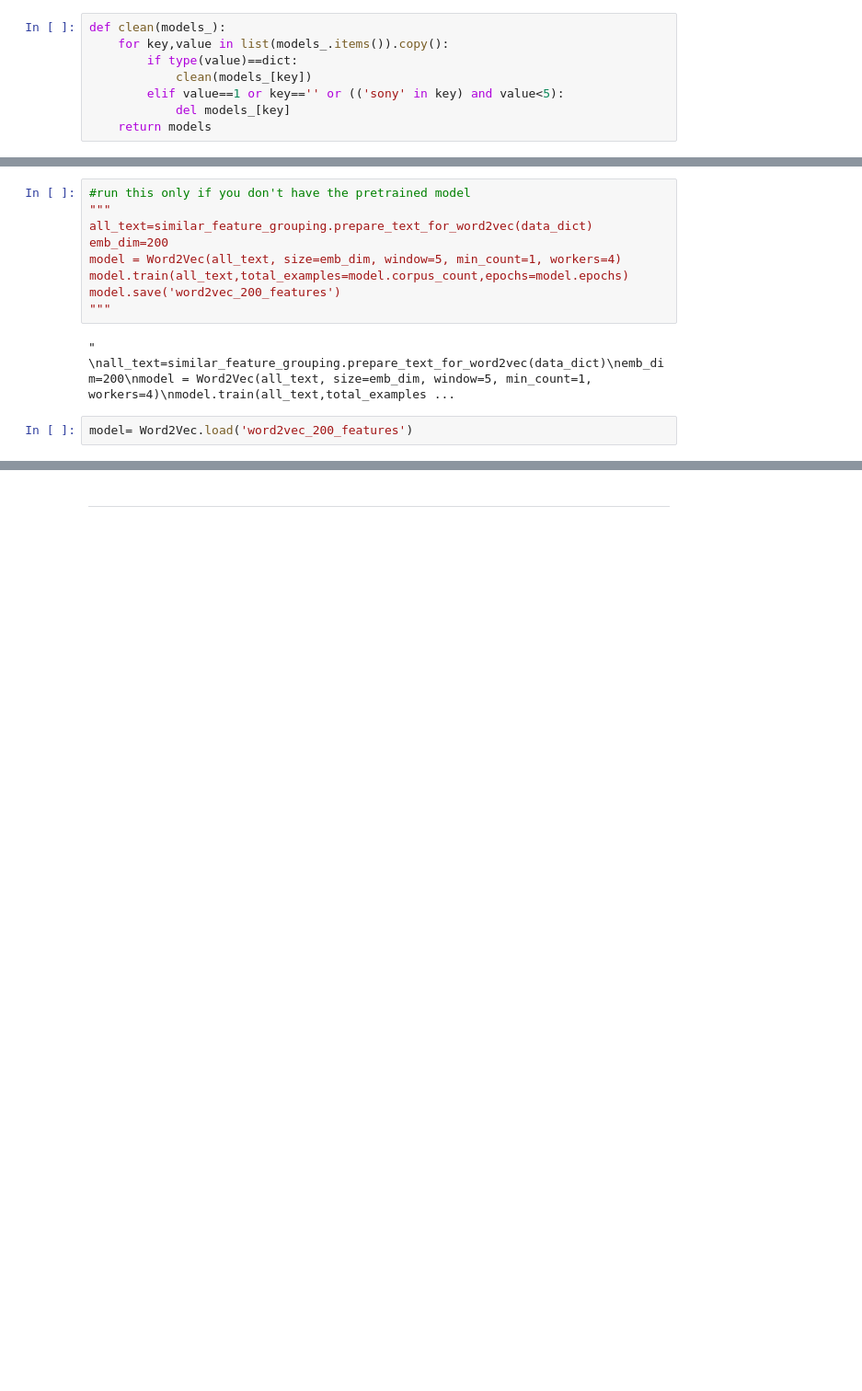
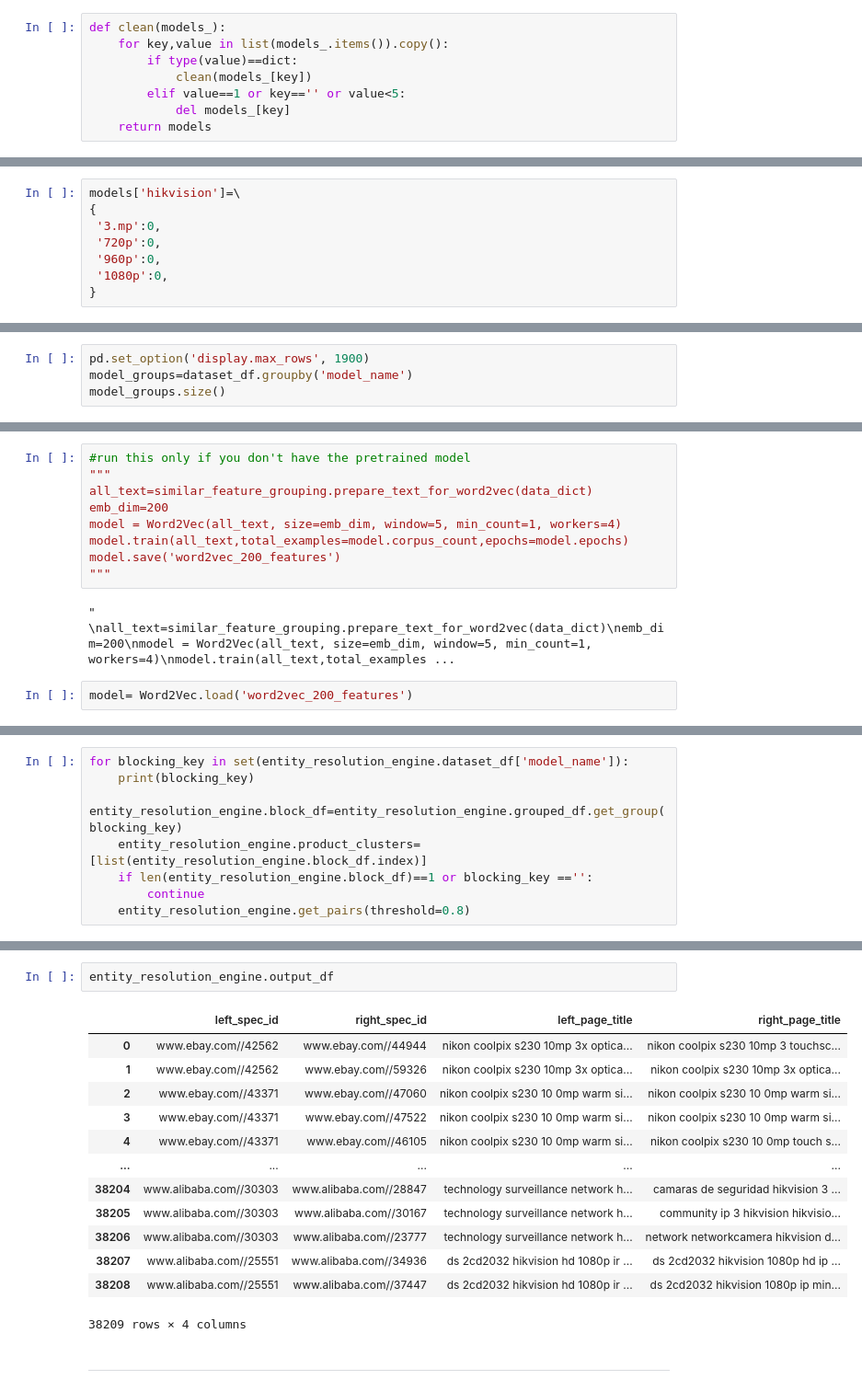
Before and after one commit to GunesYurdakul/SIGMOD, a Jupyter notebook: quickstart_package/EntityResolution.ipynb, the cells around one changed output, grey strips where cells are left out. Shown: that part at 92% size. Cells and saved outputs as stored; diff of their text form; blank space fills up the shorter version.

```diff
--- a/quickstart_package/EntityResolution.ipynb
+++ b/quickstart_package/EntityResolution.ipynb
@@ -76,7 +87,7 @@ def clean(models_):
     for key,value in list(models_.items()).copy():
         if type(value)==dict:
             clean(models_[key])
-        elif value==1 or key=='' or (('sony' in key) and value<5):
+        elif value==1 or key=='' or value<5:
             del models_[key]
     return models
 # %%
@@ -97,0 +111,8 @@ get_model_names(models,model_names)[1000:]
+# %%
+models['hikvision']=\
+{
+ '3.mp':0,
+ '720p':0,
+ '960p':0,
+ '1080p':0,
+}
@@ -97,0 +170,4 @@ get_model_names(models,model_names)[1000:]
+# %%
+pd.set_option('display.max_rows', 1900)
+model_groups=dataset_df.groupby('model_name')
+model_groups.size()
@@ -116,0 +205,8 @@ model= Word2Vec.load('word2vec_200_features')
+# %%
+for blocking_key in set(entity_resolution_engine.dataset_df['model_name']):
+    print(blocking_key)
+    entity_resolution_engine.block_df=entity_resolution_engine.grouped_df.get_group(blocking_key)
+    entity_resolution_engine.product_clusters=[list(entity_resolution_engine.block_df.index)]
+    if len(entity_resolution_engine.block_df)==1 or blocking_key =='':
+        continue
+    entity_resolution_engine.get_pairs(threshold=0.8)
@@ -117,2 +232,18 @@ model= Word2Vec.load('word2vec_200_features')
+# %%
+entity_resolution_engine.output_df
+# %% [output]
+|  | left_spec_id | right_spec_id | left_page_title | right_page_title |
+| 0 | www.ebay.com//42562 | www.ebay.com//44944 | nikon coolpix s230 10mp 3x optica... | nikon coolpix s230 10mp 3 touchsc... |
+| 1 | www.ebay.com//42562 | www.ebay.com//59326 | nikon coolpix s230 10mp 3x optica... | nikon coolpix s230 10mp 3x optica... |
+| 2 | www.ebay.com//43371 | www.ebay.com//47060 | nikon coolpix s230 10 0mp warm si... | nikon coolpix s230 10 0mp warm si... |
+| 3 | www.ebay.com//43371 | www.ebay.com//47522 | nikon coolpix s230 10 0mp warm si... | nikon coolpix s230 10 0mp warm si... |
+| 4 | www.ebay.com//43371 | www.ebay.com//46105 | nikon coolpix s230 10 0mp warm si... | nikon coolpix s230 10 0mp touch s... |
+| ... | ... | ... | ... | ... |
+| 38204 | www.alibaba.com//30303 | www.alibaba.com//28847 | technology surveillance network h... | camaras de seguridad hikvision 3 ... |
+| 38205 | www.alibaba.com//30303 | www.alibaba.com//30167 | technology surveillance network h... | community ip 3 hikvision hikvisio... |
+| 38206 | www.alibaba.com//30303 | www.alibaba.com//23777 | technology surveillance network h... | network networkcamera hikvision d... |
+| 38207 | www.alibaba.com//25551 | www.alibaba.com//34936 | ds 2cd2032 hikvision hd 1080p ir ... | ds 2cd2032 hikvision 1080p hd ip ... |
+| 38208 | www.alibaba.com//25551 | www.alibaba.com//37447 | ds 2cd2032 hikvision hd 1080p ir ... | ds 2cd2032 hikvision 1080p ip min... |
+38209 rows × 4 columns
 # %% [markdown]
 ****
```
Also changed, not shown: parts of 24 cells of this notebook, 3 other files.
